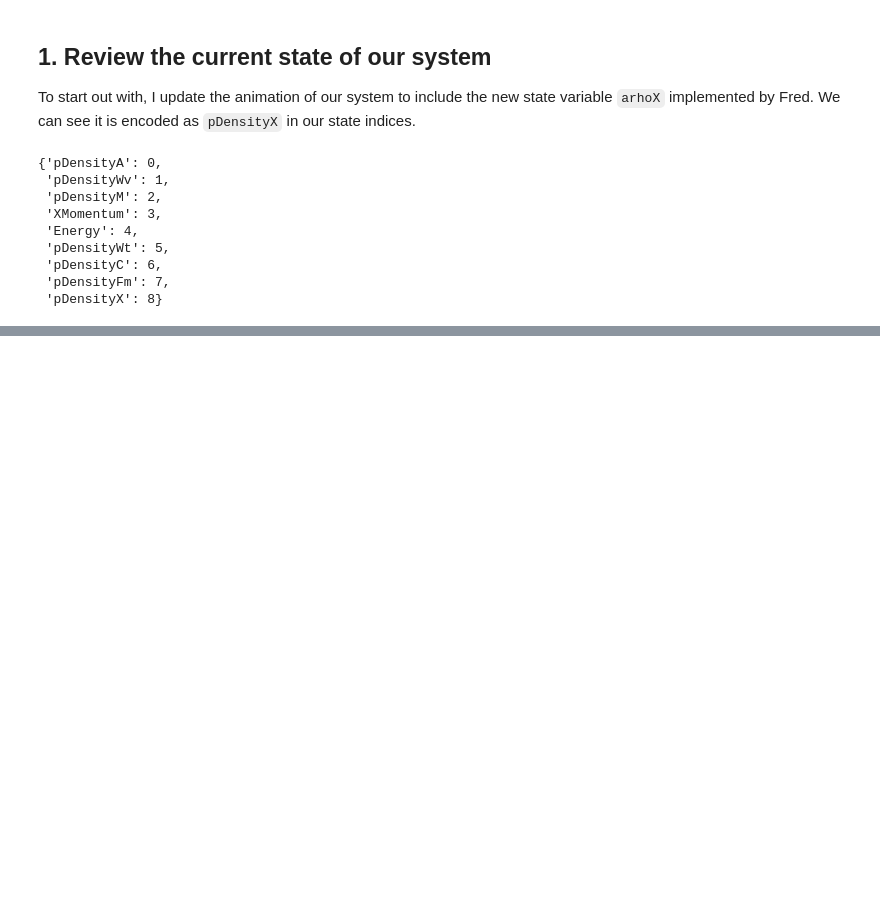
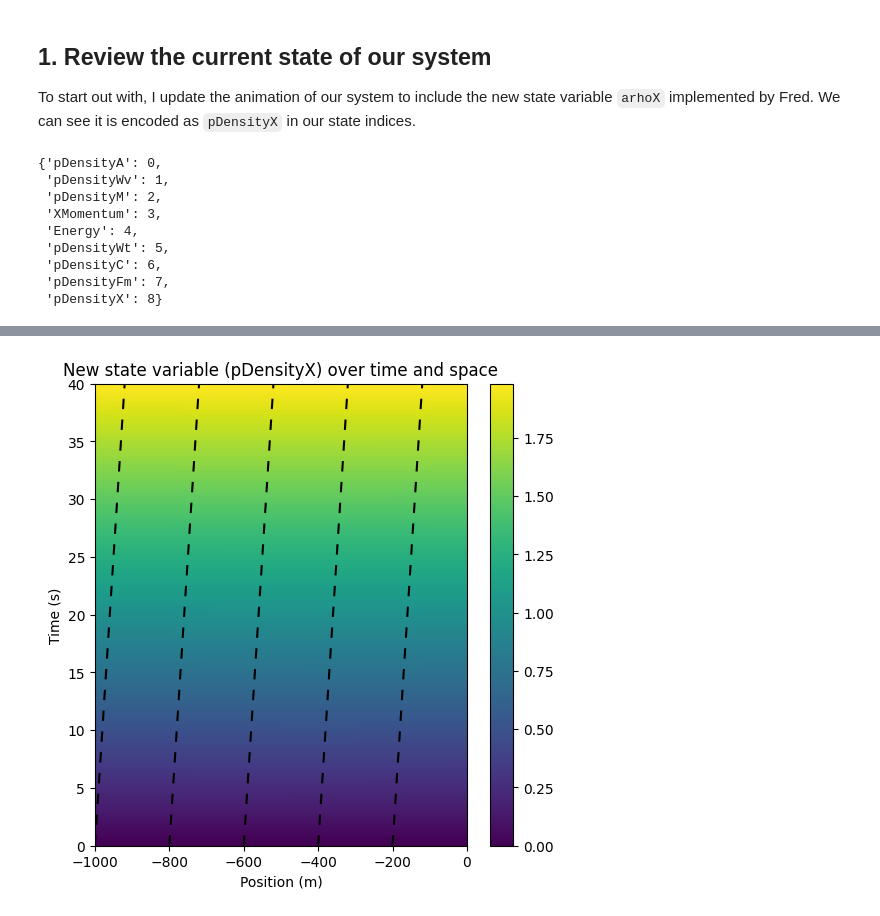
Before and after one commit to fredriclam/quail_volcano, a Jupyter notebook: scenarios/simple_1D_test/2025.2.3.experiments.ipynb, the cells around one changed output, grey strips where cells are left out. Drawn from its saved outputs; the diff is of its cells as text; code cells hidden in the pictures; blank space fills up the shorter version.

Commit message:
Random changes to experiment with ICs, BCs, source term etc.

```diff
--- a/scenarios/simple_1D_test/2025.2.3.experiments.ipynb
+++ b/scenarios/simple_1D_test/2025.2.3.experiments.ipynb
@@ -173,0 +203,6 @@ for i in range(10):
+# %%
+file_prefix = "constant_source_term"
+
+plot_characteristics(folder, file_prefix)
+# %% [output]
+[figure, added]
```
Also changed, not shown: parts of 29 cells of this notebook, 2 other files.
